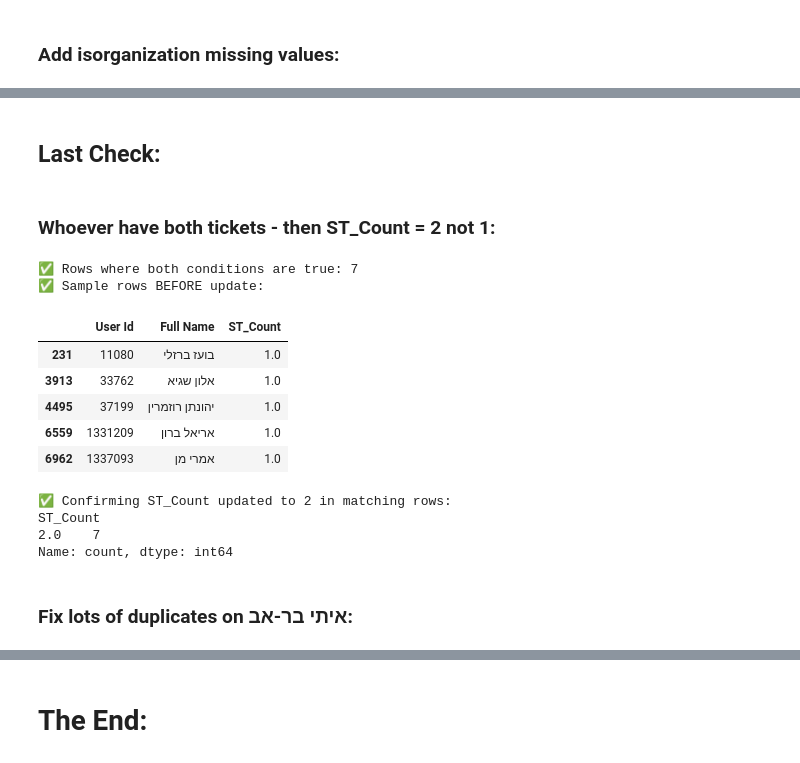
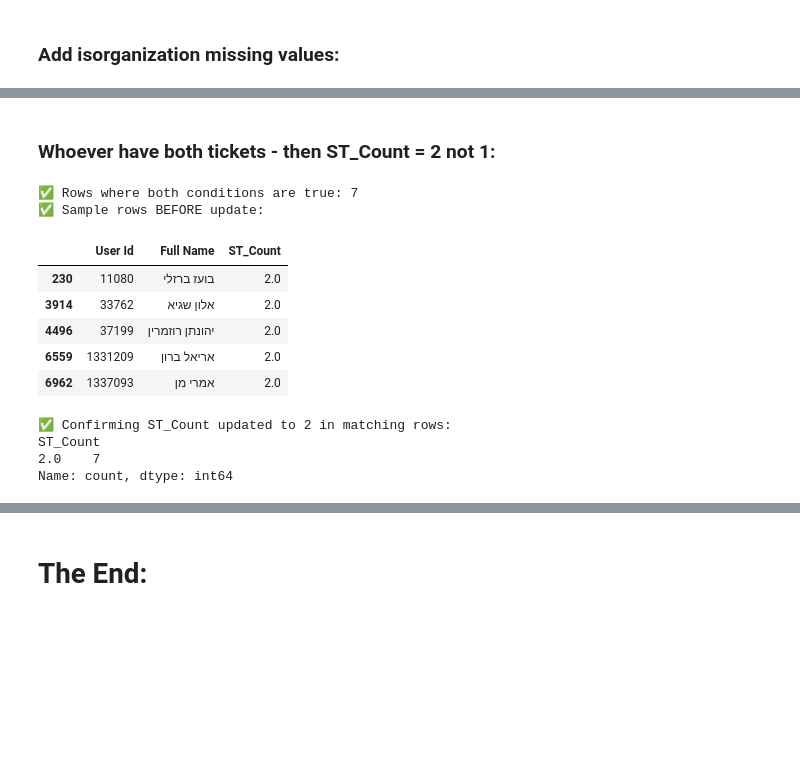
Before and after one commit to HapoelProd/GeneralRepo, a Jupyter notebook: Subscription Campaign 25_26/users.ipynb, the cells around one changed output, grey strips where cells are left out. Drawn from its saved outputs; the diff is of its cells as text; code cells hidden in the pictures; blank space fills up the shorter version.

```diff
--- a/Subscription Campaign 25_26/users.ipynb
+++ b/Subscription Campaign 25_26/users.ipynb
@@ -897,5 +1342,20 @@ from datetime import date, timedelta
 # %%
-merged_df = pd.read_excel('מאסטר קמפיין מנויים 2025_26.xlsx', sheet_name='חדש')
+merged_df = pd.read_excel('מאסטר קמפיין מנויים 2025_26.xlsx', sheet_name='היום')
+
+# 🟢 Load users file of the last day from Salesforce saved reports
+users_new = pd.read_excel('Users report-2025-07-12-22-44-40.xlsx')
+
+# Load the st members file of the last day from Roboticket
+st_2526 = pd.read_csv('List_Report_20250713084530.csv')
+
+# Load renew st members file of the last day from Roboticket
+renew = pd.read_csv('SeasonTicketRenewReport_2025-07-13.csv')
+
+# Load and clean users file of the last day from Roboticket
+users = (
+    pd.read_csv('UserCreatedReport_2025-07-13 08_45.csv')
+    .drop_duplicates(subset=['userid'])
+)
 # %% [markdown]
 ### Add users that created in sf yesterday and today:
 # %%
@@ -1704,2 +1861,0 @@ print("✅ New rows to add:", len(renew_new_rows))
-# %%
-enriched_df = pd.concat([enriched_df, renew_new_rows], ignore_index=True)
@@ -2002,42 +1975,41 @@ enriched_df.head()
-# %% [markdown]
-## Last Check:
 # %% [markdown]
 ### Whoever have both tickets - then ST_Count = 2 not 1:
 # %%
-# 1️⃣ Build the mask
+# Build the mask
 mask = (
     (enriched_df["Old Season Ticket (All Owners)"] == "מנוי לעונת 2024/2025") &
     (enriched_df["RenewSeasonTicket"] == "חידש")
 )
 
-# 2️⃣ Count how many rows match
+# Count how many rows match
 matched_rows = mask.sum()
 print(f"✅ Rows where both conditions are true: {matched_rows}")
 
-# 3️⃣ Show sample rows before updating
+# Show sample rows before updating
 if matched_rows > 0:
     print("✅ Sample rows BEFORE update:")
     display(enriched_df.loc[mask, ["User Id", "Full Name", "ST_Count"]].head())
 
-# 4️⃣ Update ST_Count to 2
+# Update ST_Count to 2
 enriched_df.loc[mask, "ST_Count"] = 2
 
-# 5️⃣ Validate update
+# fill na riseabove with false
+enriched_df["RiseAbove2425"] = enriched_df["RiseAbove2425"].apply(lambda x: True if x == 1.0 else False)
+
+# Validate update
 print("✅ Confirming ST_Count updated to 2 in matching rows:")
 updated_counts = enriched_df.loc[mask, "ST_Count"].value_counts(dropna=False)
 print(updated_counts)
 # %% [output]
 ✅ Rows where both conditions are true: 7
 ✅ Sample rows BEFORE update:
 |  | User Id | Full Name | ST_Count |
-| 231 | 11080 | בועז ברזלי | 1.0 |
-| 3913 | 33762 | אלון שגיא | 1.0 |
-| 4495 | 37199 | יהונתן רוזמרין | 1.0 |
-| 6559 | 1331209 | אריאל ברון | 1.0 |
-| 6962 | 1337093 | אמרי מן | 1.0 |
+| 230 | 11080 | בועז ברזלי | 2.0 |
+| 3914 | 33762 | אלון שגיא | 2.0 |
+| 4496 | 37199 | יהונתן רוזמרין | 2.0 |
+| 6559 | 1331209 | אריאל ברון | 2.0 |
+| 6962 | 1337093 | אמרי מן | 2.0 |
 ✅ Confirming ST_Count updated to 2 in matching rows:
 ST_Count
 2.0    7
 Name: count, dtype: int64
-# %% [markdown]
-### Fix lots of duplicates on איתי בר-אב:
```
Also changed, not shown: parts of 41 cells of this notebook, 23 other files.
